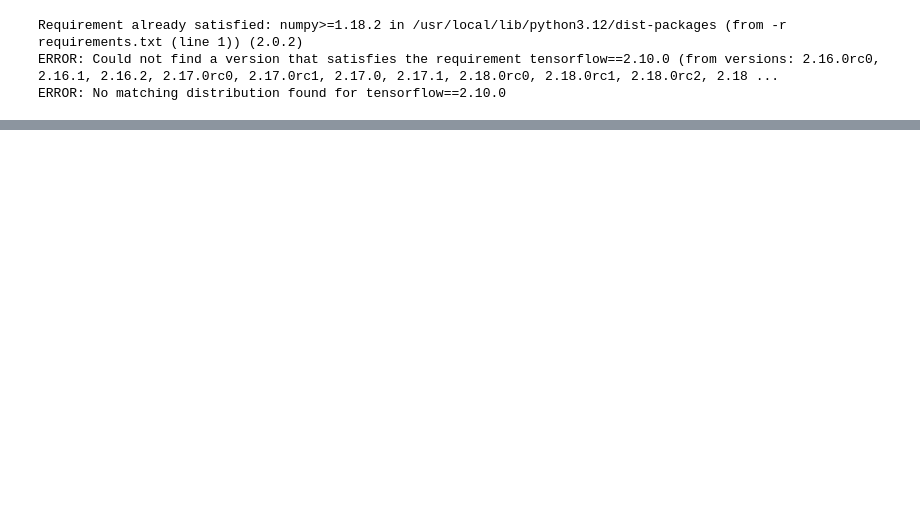
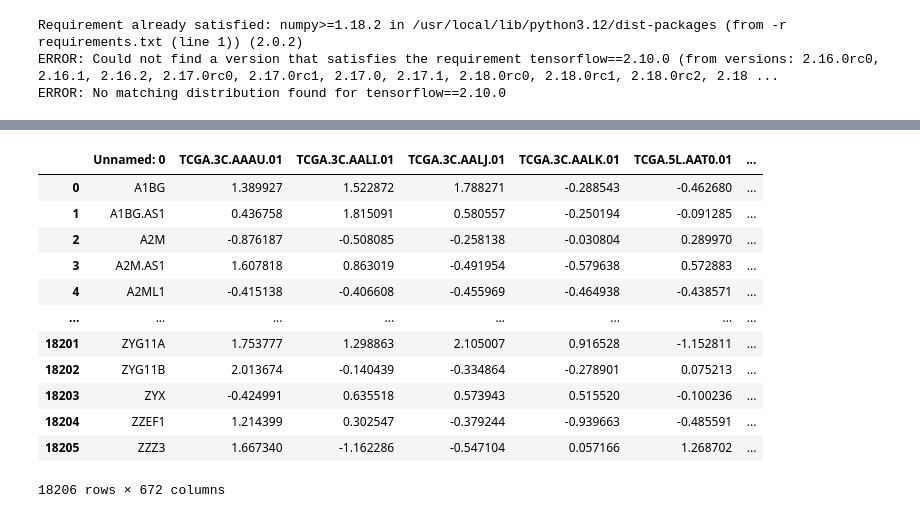
Before and after one commit to basarrkaya/mlbiokickstart, a Jupyter notebook: githubTrial.ipynb, the cells around one changed output, grey strips where cells are left out. Cells and saved outputs as stored; diff of their text form; code cells hidden in the pictures; blank space fills up the shorter version.

```diff
--- a/githubTrial.ipynb
+++ b/githubTrial.ipynb
@@ -51,0 +91,16 @@ Main_Dataset Folder has been downloaded and extracted to the current directory.
+# %%
+class_gsbrca_org_mrna_df
+# %% [output]
+|  | Unnamed: 0 | TCGA.3C.AAAU.01 | TCGA.3C.AALI.01 | TCGA.3C.AALJ.01 | TCGA.3C.AALK.01 | TCGA.5L.AAT0.01 | ... |
+| 0 | A1BG | 1.389927 | 1.522872 | 1.788271 | -0.288543 | -0.462680 | ... |
+| 1 | A1BG.AS1 | 0.436758 | 1.815091 | 0.580557 | -0.250194 | -0.091285 | ... |
+| 2 | A2M | -0.876187 | -0.508085 | -0.258138 | -0.030804 | 0.289970 | ... |
+| 3 | A2M.AS1 | 1.607818 | 0.863019 | -0.491954 | -0.579638 | 0.572883 | ... |
+| 4 | A2ML1 | -0.415138 | -0.406608 | -0.455969 | -0.464938 | -0.438571 | ... |
+| ... | ... | ... | ... | ... | ... | ... | ... |
+| 18201 | ZYG11A | 1.753777 | 1.298863 | 2.105007 | 0.916528 | -1.152811 | ... |
+| 18202 | ZYG11B | 2.013674 | -0.140439 | -0.334864 | -0.278901 | 0.075213 | ... |
+| 18203 | ZYX | -0.424991 | 0.635518 | 0.573943 | 0.515520 | -0.100236 | ... |
+| 18204 | ZZEF1 | 1.214399 | 0.302547 | -0.379244 | -0.939663 | -0.485591 | ... |
+| 18205 | ZZZ3 | 1.667340 | -1.162286 | -0.547104 | 0.057166 | 1.268702 | ... |
+18206 rows × 672 columns
```
Also changed, not shown: parts of 6 cells of this notebook.
